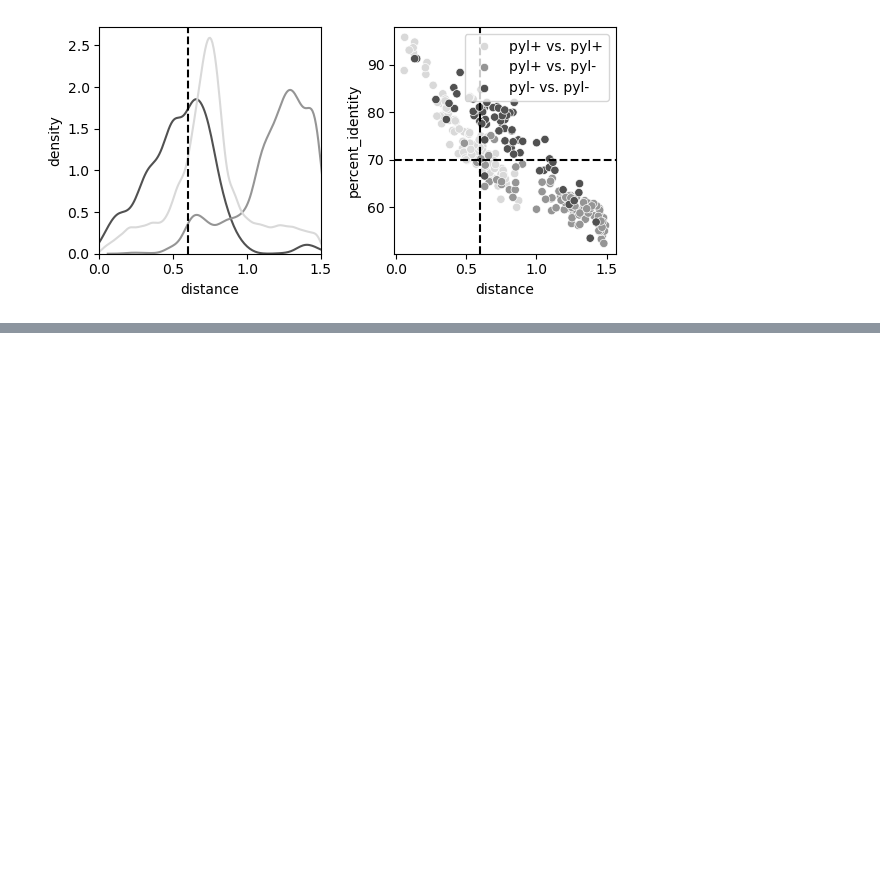
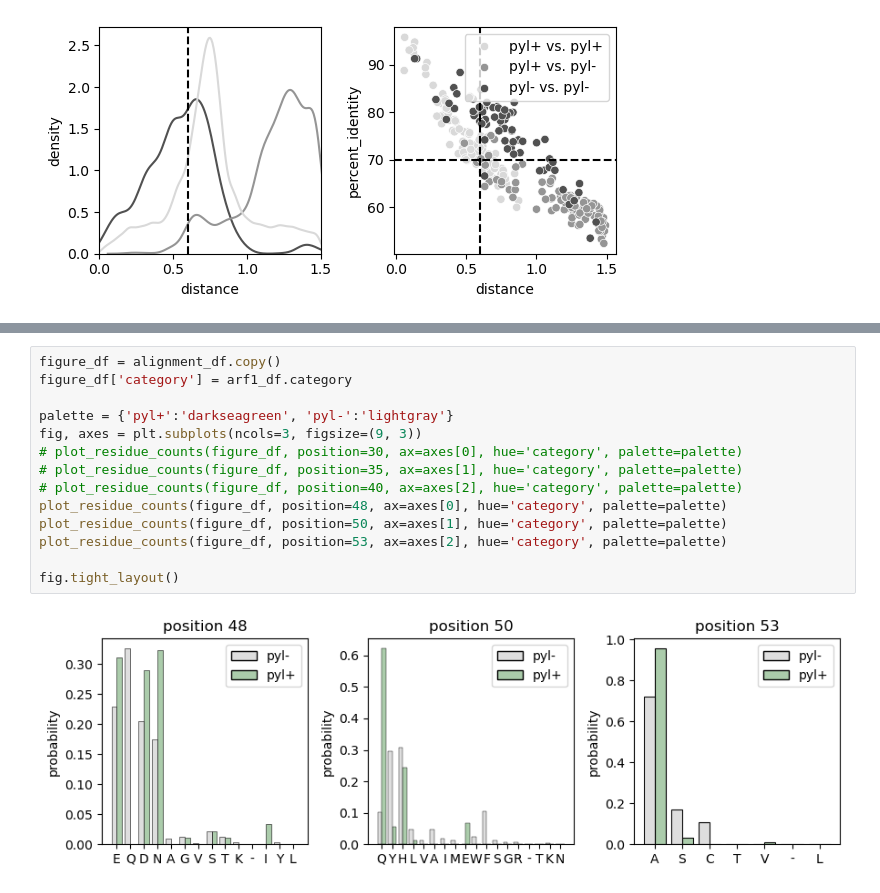
Before and after one commit to pipparichter/pyrrolysine, a Jupyter notebook: notebooks/sandbox-2.ipynb, the cells around one changed output, grey strips where cells are left out. Drawn from its saved outputs; the diff is of its cells as text; blank space fills up the shorter version.

```diff
--- a/notebooks/sandbox-2.ipynb
+++ b/notebooks/sandbox-2.ipynb
@@ -223,0 +266,16 @@ figure(exclude_pyl_plus=True, **c_domain)
+# %%
+figure_df = alignment_df.copy()
+figure_df['category'] = arf1_df.category
+
+palette = {'pyl+':'darkseagreen', 'pyl-':'lightgray'}
+fig, axes = plt.subplots(ncols=3, figsize=(9, 3))
+# plot_residue_counts(figure_df, position=30, ax=axes[0], hue='category', palette=palette)
+# plot_residue_counts(figure_df, position=35, ax=axes[1], hue='category', palette=palette)
+# plot_residue_counts(figure_df, position=40, ax=axes[2], hue='category', palette=palette)
+plot_residue_counts(figure_df, position=48, ax=axes[0], hue='category', palette=palette)
+plot_residue_counts(figure_df, position=50, ax=axes[1], hue='category', palette=palette)
+plot_residue_counts(figure_df, position=53, ax=axes[2], hue='category', palette=palette)
+
+fig.tight_layout()
+# %% [output]
+[figure, added]
```
Also changed, not shown: parts of 12 cells of this notebook, 8 other files.
